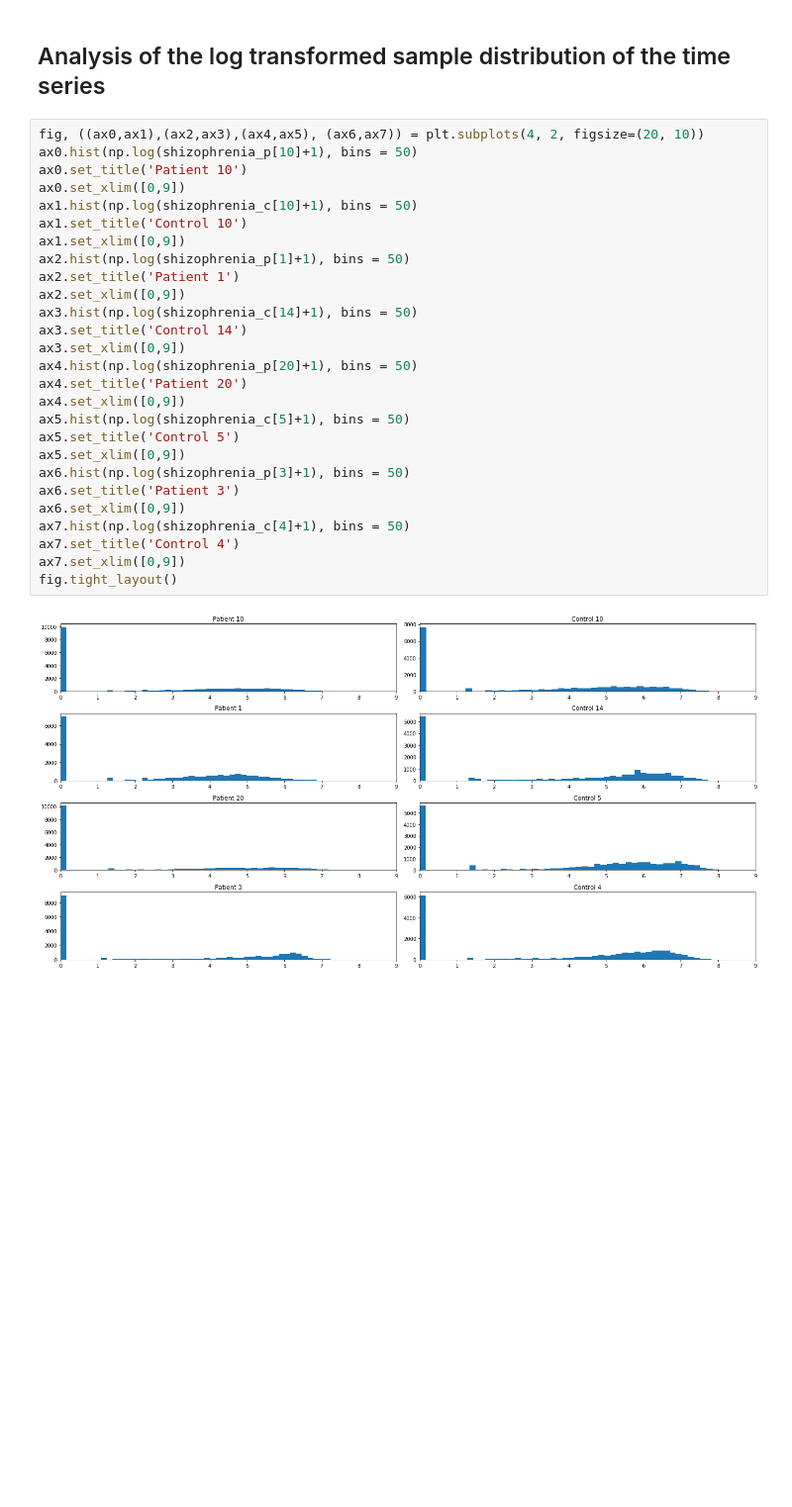
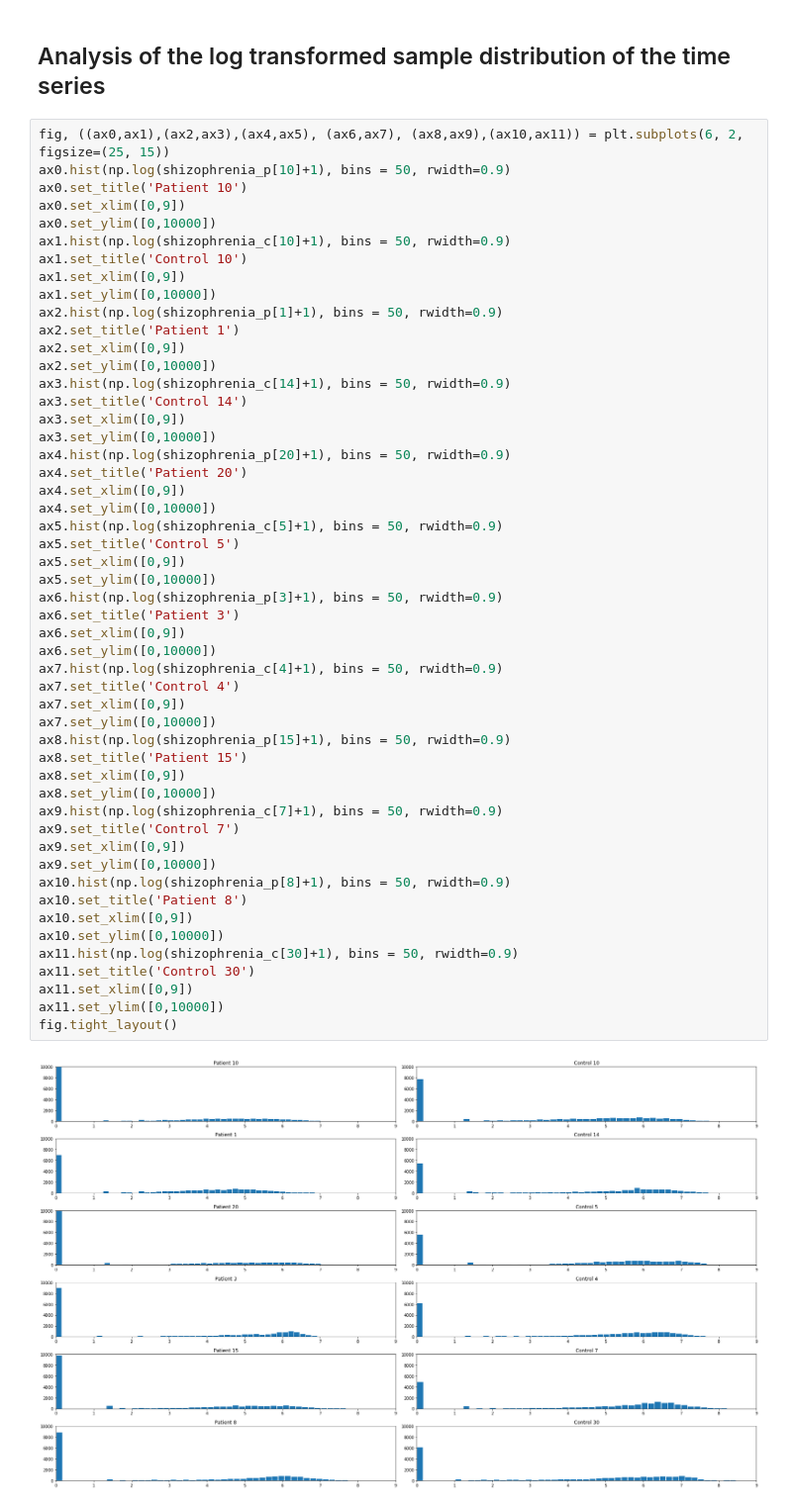
Before and after one commit to matthiasboeker/Shizophrenia_Depression_Project-, a Jupyter notebook: Notebooks/Schizophrenia_ts_explorative.ipynb, the cells around one changed output. Shown at 99% size. Saved outputs shown, nothing was run; the diff lists cells and outputs as text; blank space fills up the shorter version.

```diff
--- a/Notebooks/Schizophrenia_ts_explorative.ipynb
+++ b/Notebooks/Schizophrenia_ts_explorative.ipynb
@@ -188,31 +253,55 @@ fig.tight_layout()
 # %% [markdown]
 ## Analysis of the log transformed sample distribution of the time series
 # %%
-fig, ((ax0,ax1),(ax2,ax3),(ax4,ax5), (ax6,ax7)) = plt.subplots(4, 2, figsize=(20, 10))
-ax0.hist(np.log(shizophrenia_p[10]+1), bins = 50)
+fig, ((ax0,ax1),(ax2,ax3),(ax4,ax5), (ax6,ax7), (ax8,ax9),(ax10,ax11)) = plt.subplots(6, 2, figsize=(25, 15))
+ax0.hist(np.log(shizophrenia_p[10]+1), bins = 50, rwidth=0.9)
 ax0.set_title('Patient 10')
 ax0.set_xlim([0,9])
-ax1.hist(np.log(shizophrenia_c[10]+1), bins = 50)
+ax0.set_ylim([0,10000])
+ax1.hist(np.log(shizophrenia_c[10]+1), bins = 50, rwidth=0.9)
 ax1.set_title('Control 10')
 ax1.set_xlim([0,9])
-ax2.hist(np.log(shizophrenia_p[1]+1), bins = 50)
+ax1.set_ylim([0,10000])
+ax2.hist(np.log(shizophrenia_p[1]+1), bins = 50, rwidth=0.9)
 ax2.set_title('Patient 1')
 ax2.set_xlim([0,9])
-ax3.hist(np.log(shizophrenia_c[14]+1), bins = 50)
+ax2.set_ylim([0,10000])
+ax3.hist(np.log(shizophrenia_c[14]+1), bins = 50, rwidth=0.9)
 ax3.set_title('Control 14')
 ax3.set_xlim([0,9])
-ax4.hist(np.log(shizophrenia_p[20]+1), bins = 50)
+ax3.set_ylim([0,10000])
+ax4.hist(np.log(shizophrenia_p[20]+1), bins = 50, rwidth=0.9)
 ax4.set_title('Patient 20')
 ax4.set_xlim([0,9])
-ax5.hist(np.log(shizophrenia_c[5]+1), bins = 50)
+ax4.set_ylim([0,10000])
+ax5.hist(np.log(shizophrenia_c[5]+1), bins = 50, rwidth=0.9)
 ax5.set_title('Control 5')
 ax5.set_xlim([0,9])
-ax6.hist(np.log(shizophrenia_p[3]+1), bins = 50)
+ax5.set_ylim([0,10000])
+ax6.hist(np.log(shizophrenia_p[3]+1), bins = 50, rwidth=0.9)
 ax6.set_title('Patient 3')
 ax6.set_xlim([0,9])
-ax7.hist(np.log(shizophrenia_c[4]+1), bins = 50)
+ax6.set_ylim([0,10000])
+ax7.hist(np.log(shizophrenia_c[4]+1), bins = 50, rwidth=0.9)
 ax7.set_title('Control 4')
 ax7.set_xlim([0,9])
+ax7.set_ylim([0,10000])
+ax8.hist(np.log(shizophrenia_p[15]+1), bins = 50, rwidth=0.9)
+ax8.set_title('Patient 15')
+ax8.set_xlim([0,9])
+ax8.set_ylim([0,10000])
+ax9.hist(np.log(shizophrenia_c[7]+1), bins = 50, rwidth=0.9)
+ax9.set_title('Control 7')
+ax9.set_xlim([0,9])
+ax9.set_ylim([0,10000])
+ax10.hist(np.log(shizophrenia_p[8]+1), bins = 50, rwidth=0.9)
+ax10.set_title('Patient 8')
+ax10.set_xlim([0,9])
+ax10.set_ylim([0,10000])
+ax11.hist(np.log(shizophrenia_c[30]+1), bins = 50, rwidth=0.9)
+ax11.set_title('Control 30')
+ax11.set_xlim([0,9])
+ax11.set_ylim([0,10000])
 fig.tight_layout()
 # %% [output]
-[figure, old version]
+[figure, new version]
```
Also changed, not shown: parts of 22 cells of this notebook.
